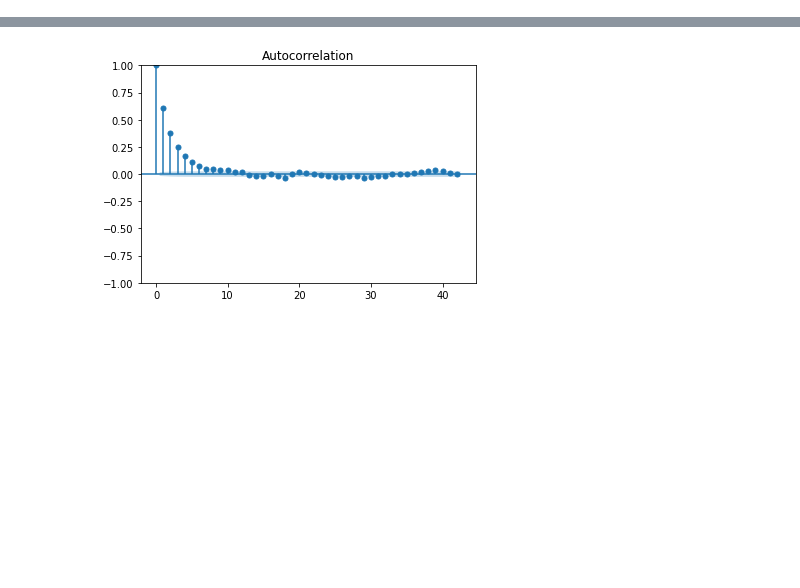
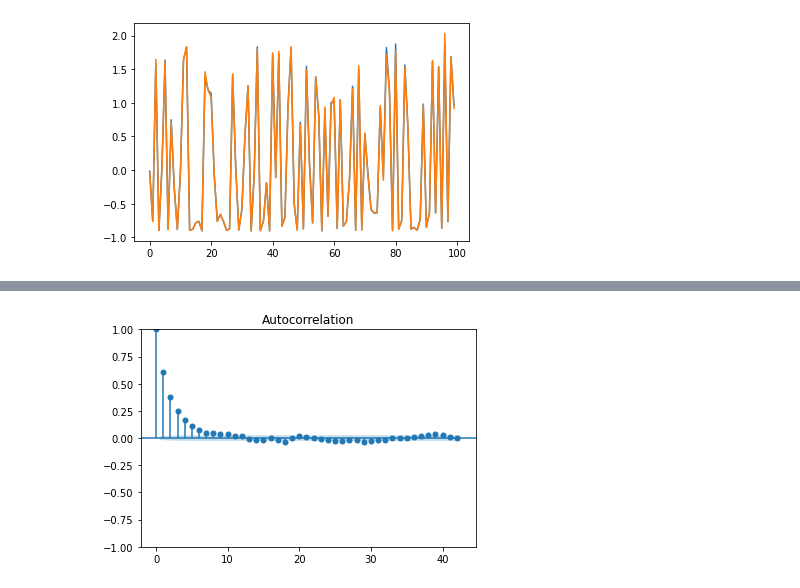
Before and after one commit to GustavoFortti/market-data-pipe, a Jupyter notebook: notebooks/target.ipynb, the cells around one changed output, grey strips where cells are left out. Cells and saved outputs as stored; diff of their text form; code cells hidden in the pictures; blank space fills up the shorter version.

```diff
--- a/notebooks/target.ipynb
+++ b/notebooks/target.ipynb
@@ -8,8 +26,3 @@ from sklearn.preprocessing import StandardScaler
-# %%
-df = yf.Ticker('XOM').history(period="max", interval='1wk')
-# df['Close_dif'] = df['Close'].diff()
-df = df.dropna().iloc[:, :4]
-for i in df.columns: df = df[df[i] != 0]
 # %%
 df = pd.read_csv('../data/premodel/XOM/1-set/time_ahead_1/data_scaler/df.csv')
 df = df.set_index('Date')
@@ -34,0 +96,13 @@ df.head(3)
+# %%
+X =  df.loc[:, ['Close']].reset_index(drop='index').values[:-1]
+y =  df.loc[:, ['Close']].reset_index(drop='index').values[1:]
+
+def matrix_2d(x: np.array, timestemp: int) -> list:
+    x = deepcopy(x)
+    reshaped_x = []
+    for i in range(timestemp, x.shape[0] + 1):
+        reshaped_x.append(np.array([i[0] for i in x[i - timestemp:i]]))
+    return np.array(reshaped_x)
+
+x_2d = matrix_2d(X, 60)
+y_ax = y[59:]
@@ -34,0 +116,10 @@ df.head(3)
+# %%
+# r2_score(y_test, pred)
+
+plt.plot(y_test[-100:])
+plt.plot(pred[-100:])
+
+y = pd.DataFrame(y_test, columns=['y'])
+y['pred'] = pred
+# %% [output]
+[figure, added]
```
Also changed, not shown: parts of 9 cells of this notebook, 8 other files.
